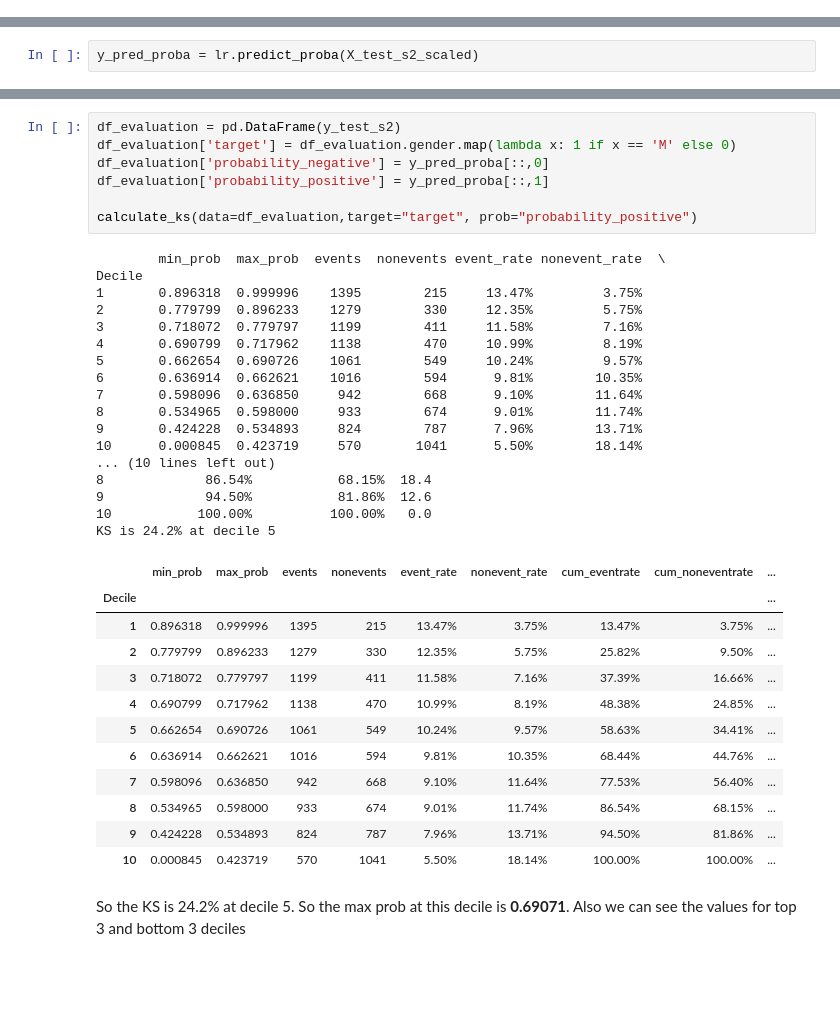
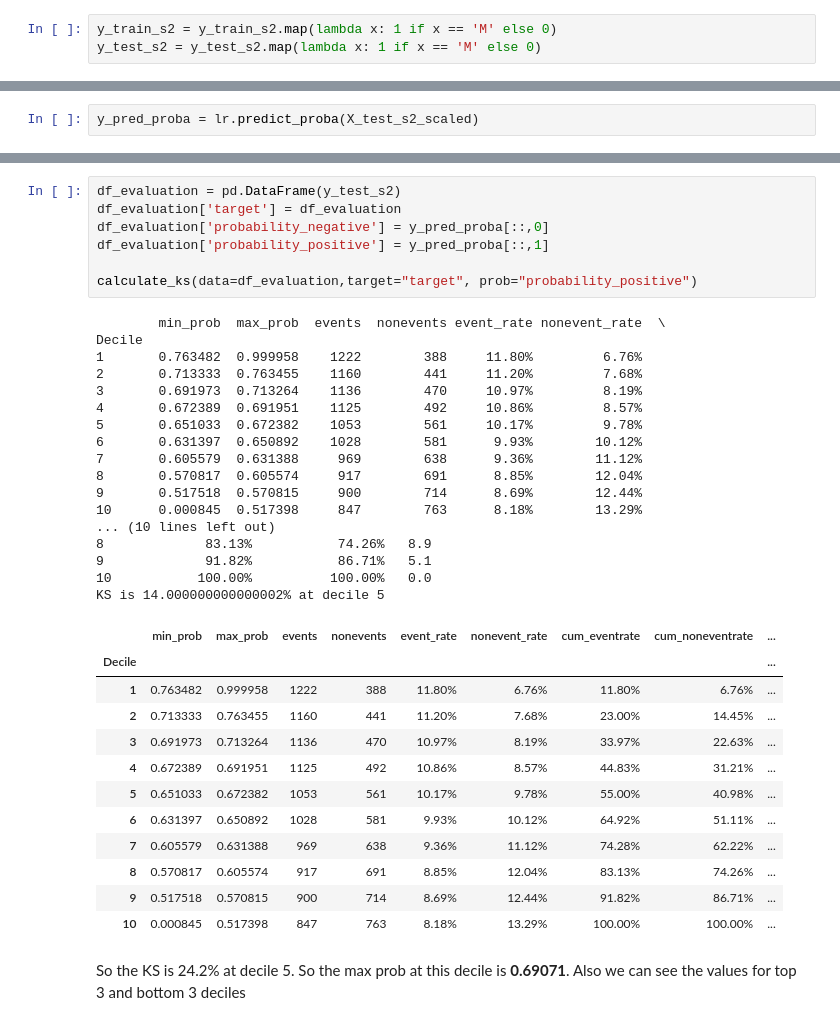
Before and after one commit to SinghChandrabhan/capstone, a Jupyter notebook: 5_Model_Building/scenerio2_model_building.ipynb, the cells around one changed output, grey strips where cells are left out. Saved outputs shown, nothing was run; the diff lists cells and outputs as text; blank space fills up the shorter version.

```diff
--- a/5_Model_Building/scenerio2_model_building.ipynb
+++ b/5_Model_Building/scenerio2_model_building.ipynb
@@ -68,6 +68,9 @@ X_train_s2 = df_train_s2.drop(columns=['gender','group','device_id']).fillna(0)
 
 y_test_s2 = df_test_s2['gender']
 X_test_s2 = df_test_s2.drop(columns=['gender','group','device_id']).fillna(0)
+# %%
+y_train_s2 = y_train_s2.map(lambda x: 1 if x == 'M' else 0)
+y_test_s2 = y_test_s2.map(lambda x: 1 if x == 'M' else 0)
 # %%
 X_train_s2.head(2)
 # %% [output]
@@ -129,40 +132,40 @@ array([0.95066493, 0.58636378, 0.92569645, ..., 0.3276863 , 0.4875611 ,
 # %%
 df_evaluation = pd.DataFrame(y_test_s2)
-df_evaluation['target'] = df_evaluation.gender.map(lambda x: 1 if x == 'M' else 0)
+df_evaluation['target'] = df_evaluation
 df_evaluation['probability_negative'] = y_pred_proba[::,0]
 df_evaluation['probability_positive'] = y_pred_proba[::,1]
 
 calculate_ks(data=df_evaluation,target="target", prob="probability_positive")
 # %% [output]
         min_prob  max_prob  events  nonevents event_rate nonevent_rate  \
 Decile
-1       0.896318  0.999996    1395        215     13.47%         3.75%
-2       0.779799  0.896233    1279        330     12.35%         5.75%
-3       0.718072  0.779797    1199        411     11.58%         7.16%
-4       0.690799  0.717962    1138        470     10.99%         8.19%
-5       0.662654  0.690726    1061        549     10.24%         9.57%
-6       0.636914  0.662621    1016        594      9.81%        10.35%
-7       0.598096  0.636850     942        668      9.10%        11.64%
-8       0.534965  0.598000     933        674      9.01%        11.74%
-9       0.424228  0.534893     824        787      7.96%        13.71%
-10      0.000845  0.423719     570       1041      5.50%        18.14%
+1       0.763482  0.999958    1222        388     11.80%         6.76%
+2       0.713333  0.763455    1160        441     11.20%         7.68%
+3       0.691973  0.713264    1136        470     10.97%         8.19%
+4       0.672389  0.691951    1125        492     10.86%         8.57%
+5       0.651033  0.672382    1053        561     10.17%         9.78%
+6       0.631397  0.650892    1028        581      9.93%        10.12%
+7       0.605579  0.631388     969        638      9.36%        11.12%
+8       0.570817  0.605574     917        691      8.85%        12.04%
+9       0.517518  0.570815     900        714      8.69%        12.44%
+10      0.000845  0.517398     847        763      8.18%        13.29%
 ... (10 lines left out)
-8             86.54%           68.15%  18.4
-9             94.50%           81.86%  12.6
+8             83.13%           74.26%   8.9
+9             91.82%           86.71%   5.1
 10           100.00%          100.00%   0.0
-KS is 24.2% at decile 5
+KS is 14.000000000000002% at decile 5
 |  | min_prob | max_prob | events | nonevents | event_rate | nonevent_rate | cum_eventrate | cum_noneventrate | ... |
 | Decile |  |  |  |  |  |  |  |  | ... |
-| 1 | 0.896318 | 0.999996 | 1395 | 215 | 13.47% | 3.75% | 13.47% | 3.75% | ... |
-| 2 | 0.779799 | 0.896233 | 1279 | 330 | 12.35% | 5.75% | 25.82% | 9.50% | ... |
-| 3 | 0.718072 | 0.779797 | 1199 | 411 | 11.58% | 7.16% | 37.39% | 16.66% | ... |
-| 4 | 0.690799 | 0.717962 | 1138 | 470 | 10.99% | 8.19% | 48.38% | 24.85% | ... |
-| 5 | 0.662654 | 0.690726 | 1061 | 549 | 10.24% | 9.57% | 58.63% | 34.41% | ... |
-| 6 | 0.636914 | 0.662621 | 1016 | 594 | 9.81% | 10.35% | 68.44% | 44.76% | ... |
-| 7 | 0.598096 | 0.636850 | 942 | 668 | 9.10% | 11.64% | 77.53% | 56.40% | ... |
-| 8 | 0.534965 | 0.598000 | 933 | 674 | 9.01% | 11.74% | 86.54% | 68.15% | ... |
-| 9 | 0.424228 | 0.534893 | 824 | 787 | 7.96% | 13.71% | 94.50% | 81.86% | ... |
-| 10 | 0.000845 | 0.423719 | 570 | 1041 | 5.50% | 18.14% | 100.00% | 100.00% | ... |
+| 1 | 0.763482 | 0.999958 | 1222 | 388 | 11.80% | 6.76% | 11.80% | 6.76% | ... |
+| 2 | 0.713333 | 0.763455 | 1160 | 441 | 11.20% | 7.68% | 23.00% | 14.45% | ... |
+| 3 | 0.691973 | 0.713264 | 1136 | 470 | 10.97% | 8.19% | 33.97% | 22.63% | ... |
+| 4 | 0.672389 | 0.691951 | 1125 | 492 | 10.86% | 8.57% | 44.83% | 31.21% | ... |
+| 5 | 0.651033 | 0.672382 | 1053 | 561 | 10.17% | 9.78% | 55.00% | 40.98% | ... |
+| 6 | 0.631397 | 0.650892 | 1028 | 581 | 9.93% | 10.12% | 64.92% | 51.11% | ... |
+| 7 | 0.605579 | 0.631388 | 969 | 638 | 9.36% | 11.12% | 74.28% | 62.22% | ... |
+| 8 | 0.570817 | 0.605574 | 917 | 691 | 8.85% | 12.04% | 83.13% | 74.26% | ... |
+| 9 | 0.517518 | 0.570815 | 900 | 714 | 8.69% | 12.44% | 91.82% | 86.71% | ... |
+| 10 | 0.000845 | 0.517398 | 847 | 763 | 8.18% | 13.29% | 100.00% | 100.00% | ... |
 # %% [markdown]
 So the KS is 24.2% at decile 5. So the max prob at this decile is **0.69071**. Also we can see the values for top 3 and bottom 3 deciles
 # %% [markdown]
```
Also changed, not shown: parts of 43 cells of this notebook, 1 other file.
